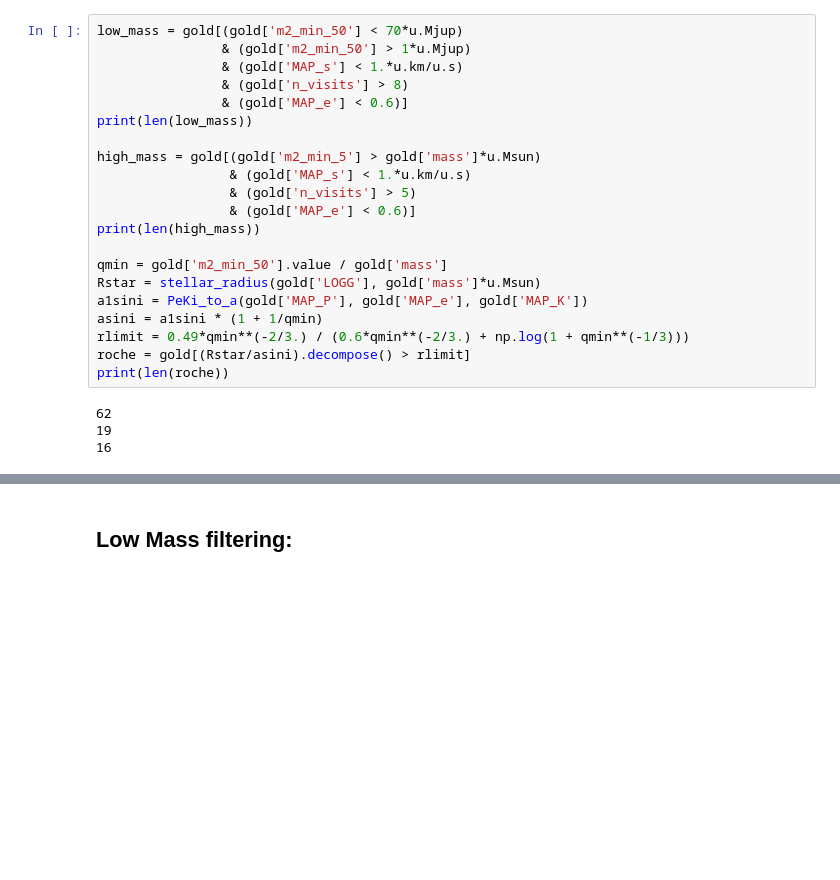
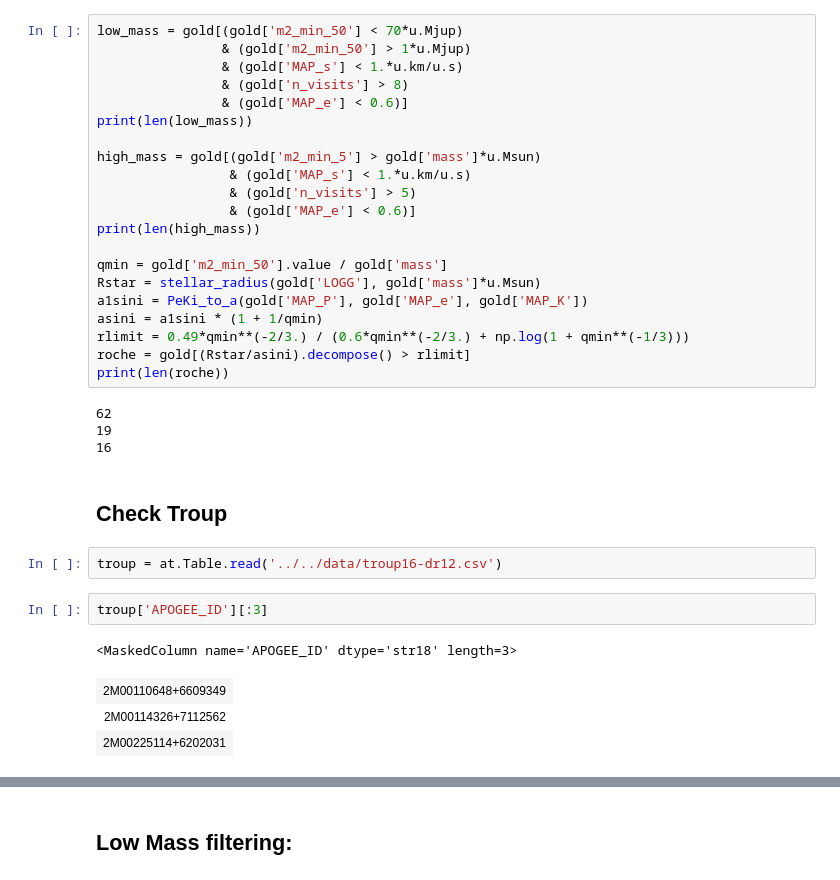
Before and after one commit to adrn/apogee-dr16-vac, a Jupyter notebook: notebooks/figures/Figure-highmass-lowmass.ipynb, the cells around one changed output, grey strips where cells are left out. Cells and saved outputs as stored; diff of their text form; blank space fills up the shorter version.

```diff
--- a/notebooks/figures/Figure-highmass-lowmass.ipynb
+++ b/notebooks/figures/Figure-highmass-lowmass.ipynb
@@ -57,3 +57,14 @@ print(len(roche))
 62
 19
 16
+# %% [markdown]
+## Check Troup
+# %%
+troup = at.Table.read('../../data/troup16-dr12.csv')
+# %%
+troup['APOGEE_ID'][:3]
+# %% [output]
+<MaskedColumn name='APOGEE_ID' dtype='str18' length=3>
+| 2M00110648+6609349 |
+| 2M00114326+7112562 |
+| 2M00225114+6202031 |
```
Also changed, not shown: parts of 9 cells of this notebook, 2 other files.
